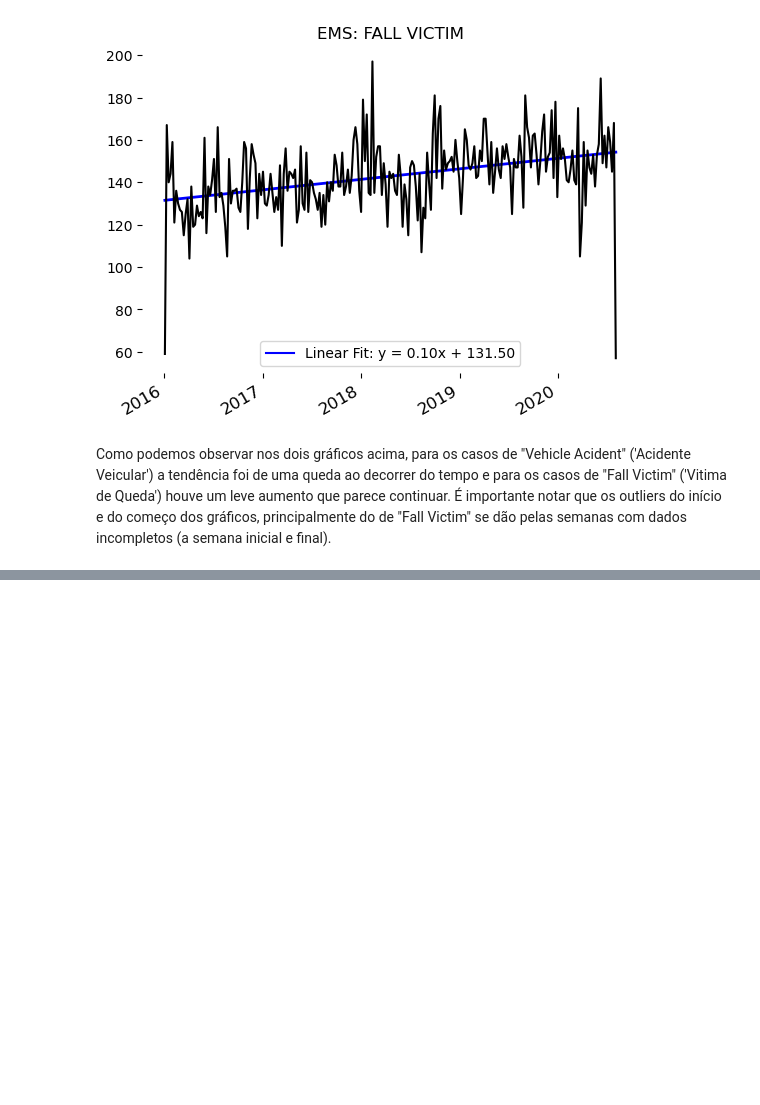
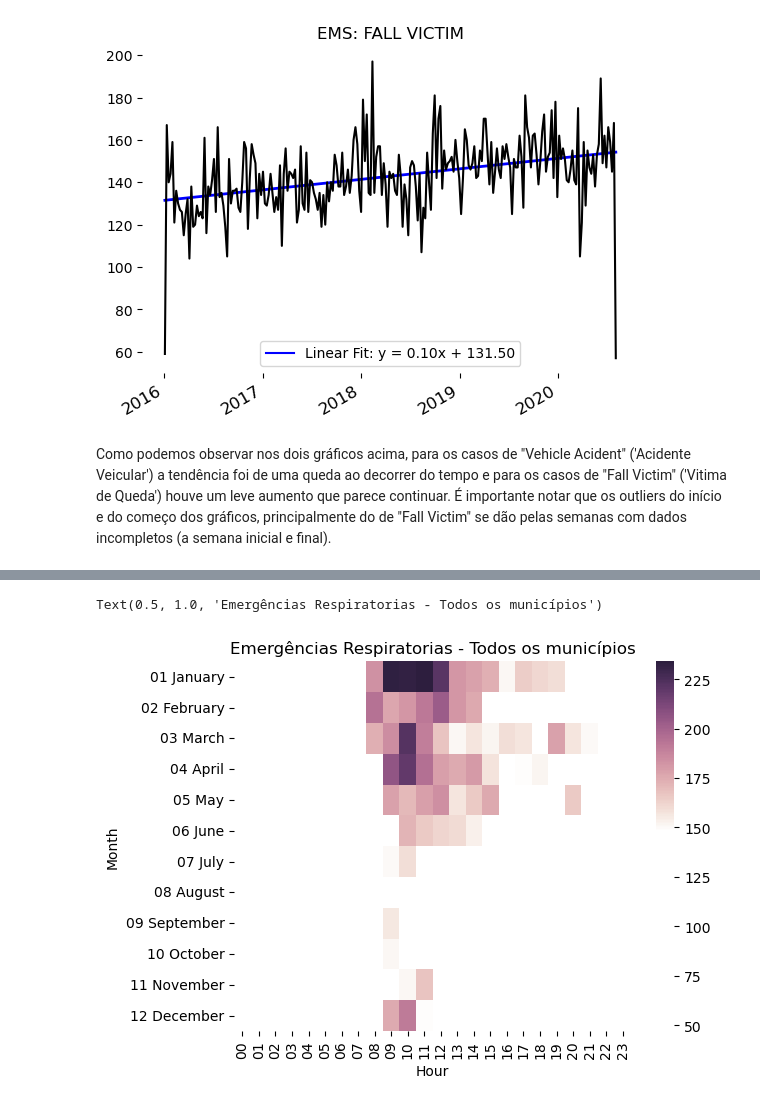
Before and after one commit to giovannerusso/data-analysis-911, a Jupyter notebook: 911 - Data Analysis.ipynb, the cells around one changed output, grey strips where cells are left out. Saved outputs shown, nothing was run; the diff lists cells and outputs as text; code cells hidden in the pictures; blank space fills up the shorter version.

```diff
--- a/911 - Data Analysis.ipynb
+++ b/911 - Data Analysis.ipynb
@@ -246,0 +273,7 @@ Como podemos observar nos dois gráficos acima, para os casos de "Vehicle Aciden
+# %%
+#Filtrando as linhas do dataframe que sejam de Emergências Respiratórias
+g = df[(df.title.str.match(r'EMS:.*RESPIRATORY EMERGENCY.*'))]
+g['Month'] = g['timeStamp'].apply(lambda x: x.strftime('%m %B'))
+g['Hour'] = g['timeStamp'].apply(lambda x: x.strftime('%H'))
+p=pd.pivot_table(g, values='e', index=['Month'] , columns=['Hour'], aggfunc=np.sum)
+p.head()
@@ -246,0 +289,7 @@ Como podemos observar nos dois gráficos acima, para os casos de "Vehicle Aciden
+# %%
+cmap = sns.cubehelix_palette(light=2, as_cmap=True)
+ax = sns.heatmap(p,cmap = cmap)
+ax.set_title('Emergências Respiratorias - Todos os municípios')
+# %% [output]
+Text(0.5, 1.0, 'Emergências Respiratorias - Todos os municípios')
+[figure, added]
```
Also changed, not shown: parts of 10 cells of this notebook.
